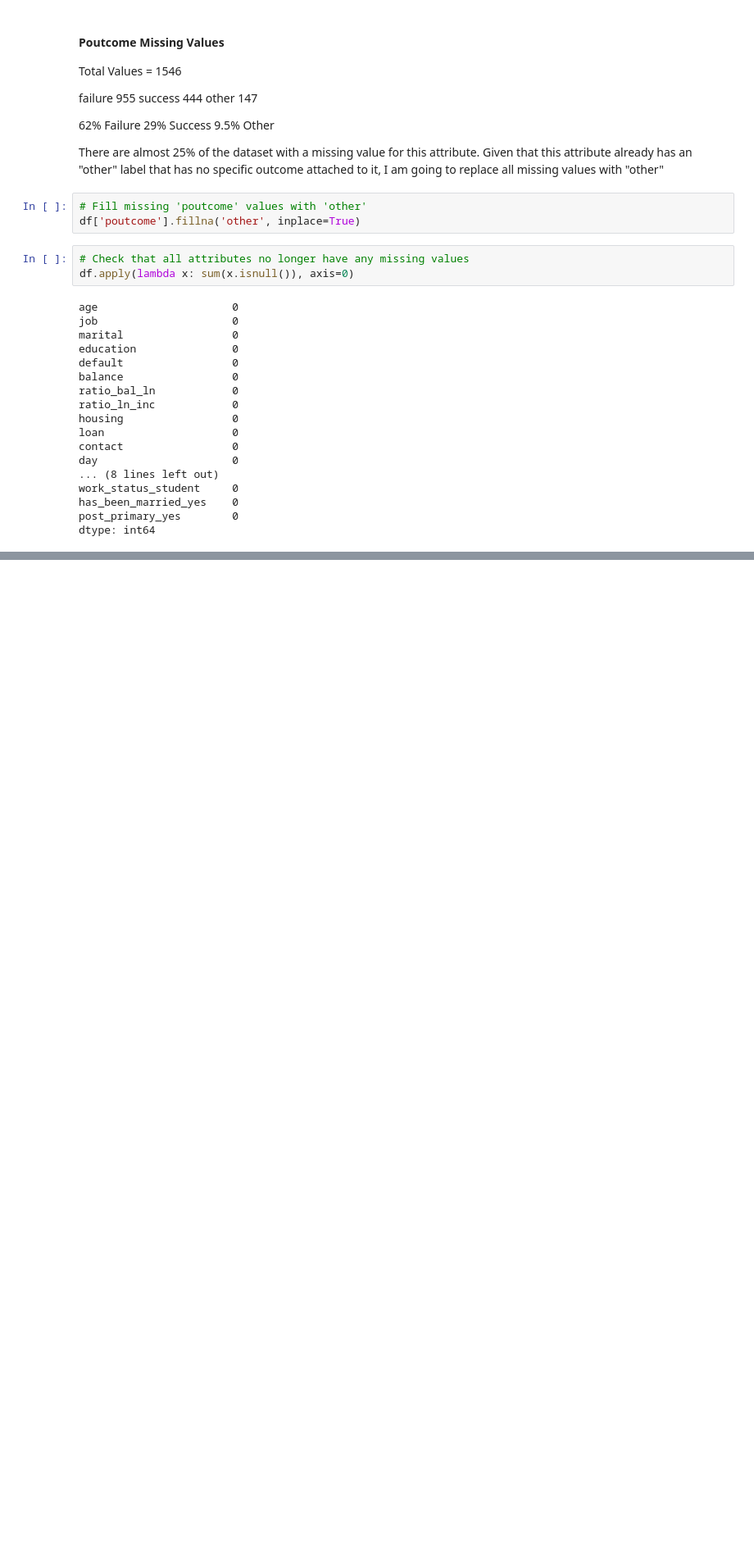
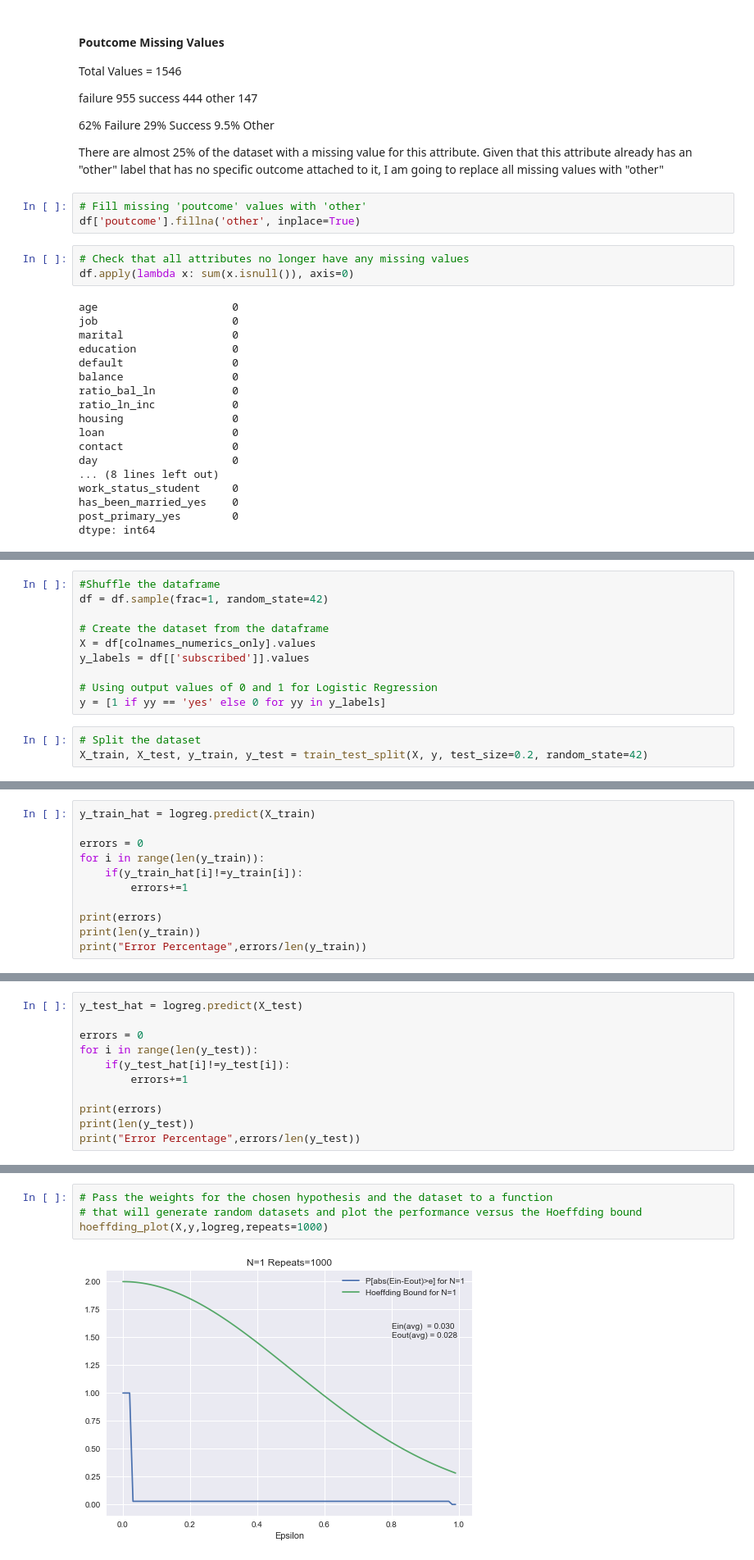
Before and after one commit to vipulpopat/MSCAI_Sem1_Etivity2, a Jupyter notebook: Etivity2_9939245.ipynb, the cells around one changed output, grey strips where cells are left out. Shown: that part at 82% size. Cells and saved outputs as stored; diff of their text form; blank space fills up the shorter version.

```diff
--- a/Etivity2_9939245.ipynb
+++ b/Etivity2_9939245.ipynb
@@ -779,0 +842,13 @@ dtype: int64
+# %%
+#Shuffle the dataframe
+df = df.sample(frac=1, random_state=42)
+
+# Create the dataset from the dataframe
+X = df[colnames_numerics_only].values
+y_labels = df[['subscribed']].values
+
+# Using output values of 0 and 1 for Logistic Regression
+y = [1 if yy == 'yes' else 0 for yy in y_labels]
+# %%
+# Split the dataset
+X_train, X_test, y_train, y_test = train_test_split(X, y, test_size=0.2, random_state=42)
@@ -779,0 +897,11 @@ dtype: int64
+# %%
+y_train_hat = logreg.predict(X_train)
+
+errors = 0
+for i in range(len(y_train)):
+    if(y_train_hat[i]!=y_train[i]):
+        errors+=1
+
+print(errors)
+print(len(y_train))
+print("Error Percentage",errors/len(y_train))
@@ -779,0 +912,11 @@ dtype: int64
+# %%
+y_test_hat = logreg.predict(X_test)
+
+errors = 0
+for i in range(len(y_test)):
+    if(y_test_hat[i]!=y_test[i]):
+        errors+=1
+
+print(errors)
+print(len(y_test))
+print("Error Percentage",errors/len(y_test))
@@ -779,0 +978,6 @@ dtype: int64
+# %%
+# Pass the weights for the chosen hypothesis and the dataset to a function
+# that will generate random datasets and plot the performance versus the Hoeffding bound
+hoeffding_plot(X,y,logreg,repeats=1000)
+# %% [output]
+[figure, added]
```
Also changed, not shown: parts of 23 cells of this notebook.
